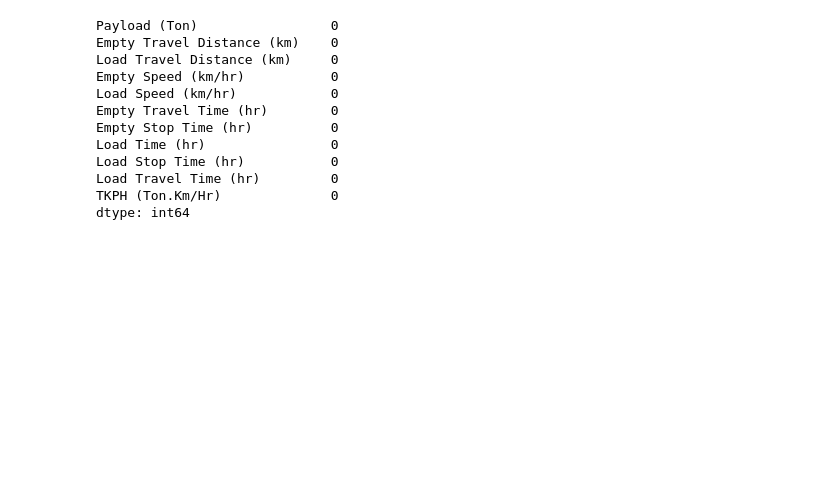
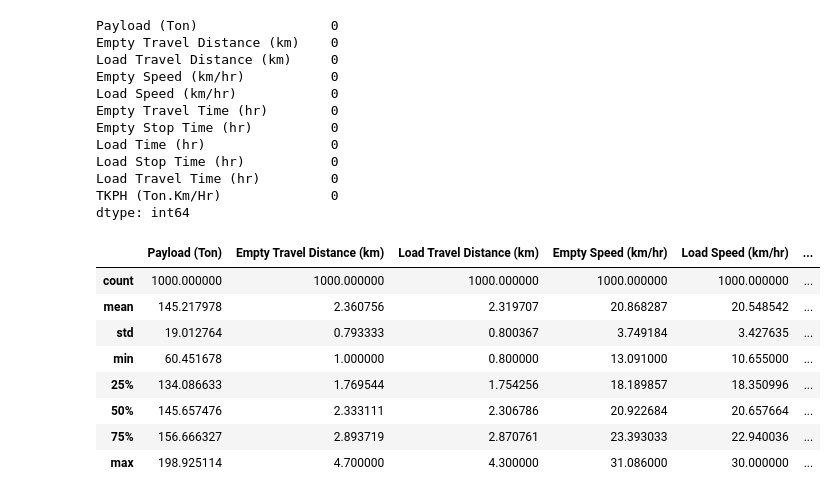
Before and after one commit to SwekeR-463/SiH-DaLa, a Jupyter notebook: tkphdataset.ipynb, the cells around one changed output. Drawn from its saved outputs; the diff is of its cells as text; code cells hidden in the pictures; blank space fills up the shorter version.

```diff
--- a/tkphdataset.ipynb
+++ b/tkphdataset.ipynb
@@ -84,5 +84,23 @@ Load Stop Time (hr)           0
 Load Travel Time (hr)         0
 TKPH (Ton.Km/Hr)              0
 dtype: int64
+# %%
+low_outliers_indices = np.random.choice(synthetic_df.index, size=10, replace=False)
+synthetic_df.loc[low_outliers_indices, 'Payload (Ton)'] = np.random.uniform(60, 70, size=10)
+# %%
+high_outliers_indices = np.random.choice(synthetic_df.index, size=10, replace=False)
+synthetic_df.loc[high_outliers_indices, 'Payload (Ton)'] = np.random.uniform(190, 200, size=10)
+# %%
+synthetic_df.describe()
+# %% [output]
+|  | Payload (Ton) | Empty Travel Distance (km) | Load Travel Distance (km) | Empty Speed (km/hr) | Load Speed (km/hr) | ... |
+| count | 1000.000000 | 1000.000000 | 1000.000000 | 1000.000000 | 1000.000000 | ... |
+| mean | 145.217978 | 2.360756 | 2.319707 | 20.868287 | 20.548542 | ... |
+| std | 19.012764 | 0.793333 | 0.800367 | 3.749184 | 3.427635 | ... |
+| min | 60.451678 | 1.000000 | 0.800000 | 13.091000 | 10.655000 | ... |
+| 25% | 134.086633 | 1.769544 | 1.754256 | 18.189857 | 18.350996 | ... |
+| 50% | 145.657476 | 2.333111 | 2.306786 | 20.922684 | 20.657664 | ... |
+| 75% | 156.666327 | 2.893719 | 2.870761 | 23.393033 | 22.940036 | ... |
+| max | 198.925114 | 4.700000 | 4.300000 | 31.086000 | 30.000000 | ... |
 # %%
 synthetic_df.to_csv("synthetic_data.csv", index="False")
```
Also changed, not shown: 5 other files.
